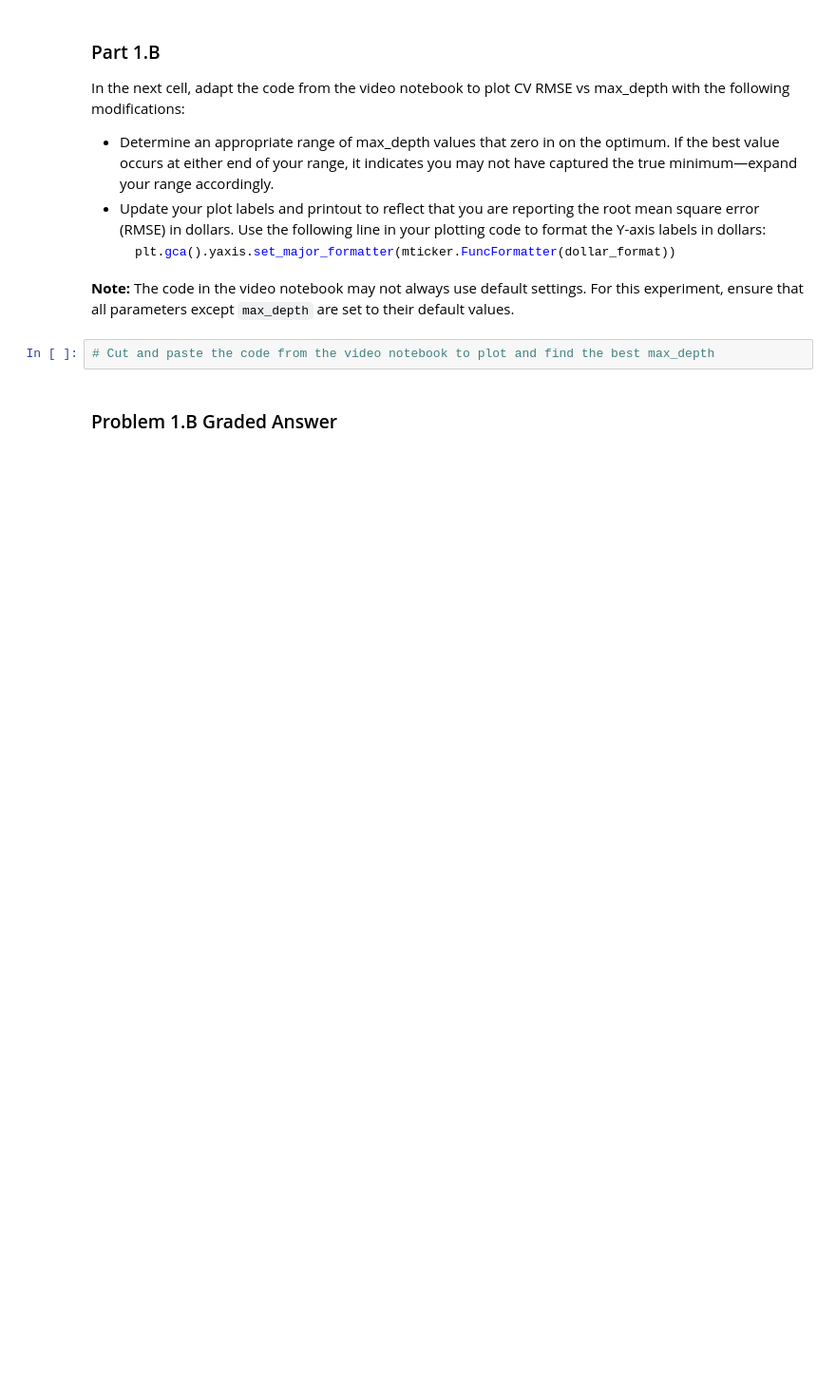
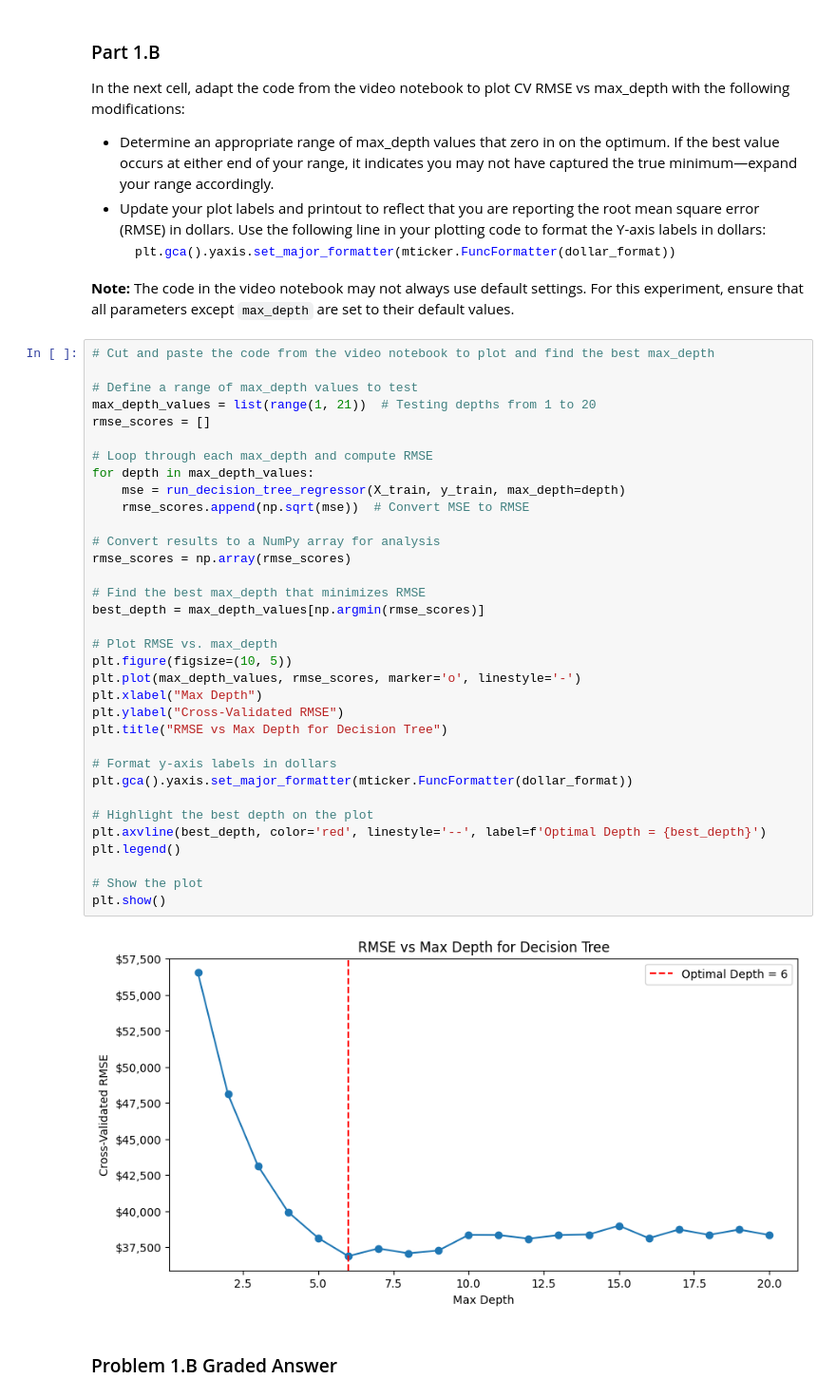
Before and after one commit to ndumay/Module3Assignments2-Final, a Jupyter notebook: Mod3-Week6/Homework_06.ipynb, the cells around one changed output. Shown at 95% size. Drawn from its saved outputs; the diff is of its cells as text; blank space fills up the shorter version.

````diff
--- a/Mod3-Week6/Homework_06.ipynb
+++ b/Mod3-Week6/Homework_06.ipynb
@@ -219,7 +228,41 @@ In the next cell, adapt the code from the video notebook to plot CV RMSE vs max_
   ```
 
 **Note:** The code in the video notebook may not always use default settings. For this experiment, ensure that all parameters except `max_depth` are set to their default values.
-# %%
-# Cut and paste the code from the video notebook to plot and find the best max_depth
+# %%
+# Cut and paste the code from the video notebook to plot and find the best max_depth
+
+# Define a range of max_depth values to test
+max_depth_values = list(range(1, 21))  # Testing depths from 1 to 20
+rmse_scores = []
+
+# Loop through each max_depth and compute RMSE
+for depth in max_depth_values:
+    mse = run_decision_tree_regressor(X_train, y_train, max_depth=depth)
+    rmse_scores.append(np.sqrt(mse))  # Convert MSE to RMSE
+
+# Convert results to a NumPy array for analysis
+rmse_scores = np.array(rmse_scores)
+
+# Find the best max_depth that minimizes RMSE
+best_depth = max_depth_values[np.argmin(rmse_scores)]
+
+# Plot RMSE vs. max_depth
+plt.figure(figsize=(10, 5))
+plt.plot(max_depth_values, rmse_scores, marker='o', linestyle='-')
+plt.xlabel("Max Depth")
+plt.ylabel("Cross-Validated RMSE")
+plt.title("RMSE vs Max Depth for Decision Tree")
+
+# Format y-axis labels in dollars
+plt.gca().yaxis.set_major_formatter(mticker.FuncFormatter(dollar_format))
+
+# Highlight the best depth on the plot
+plt.axvline(best_depth, color='red', linestyle='--', label=f'Optimal Depth = {best_depth}')
+plt.legend()
+
+# Show the plot
+plt.show()
+# %% [output]
+[figure, added]
 # %% [markdown]
 ### Problem 1.B Graded Answer
````
Also changed, not shown: parts of 9 cells of this notebook, 4 other files.
